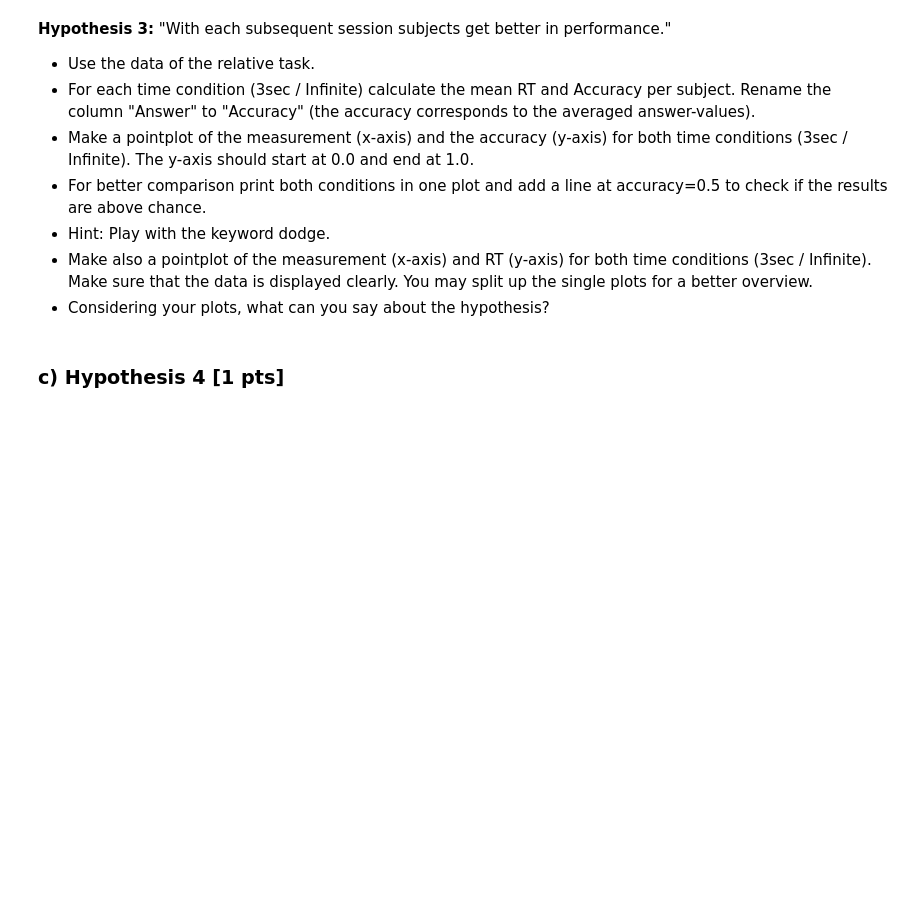
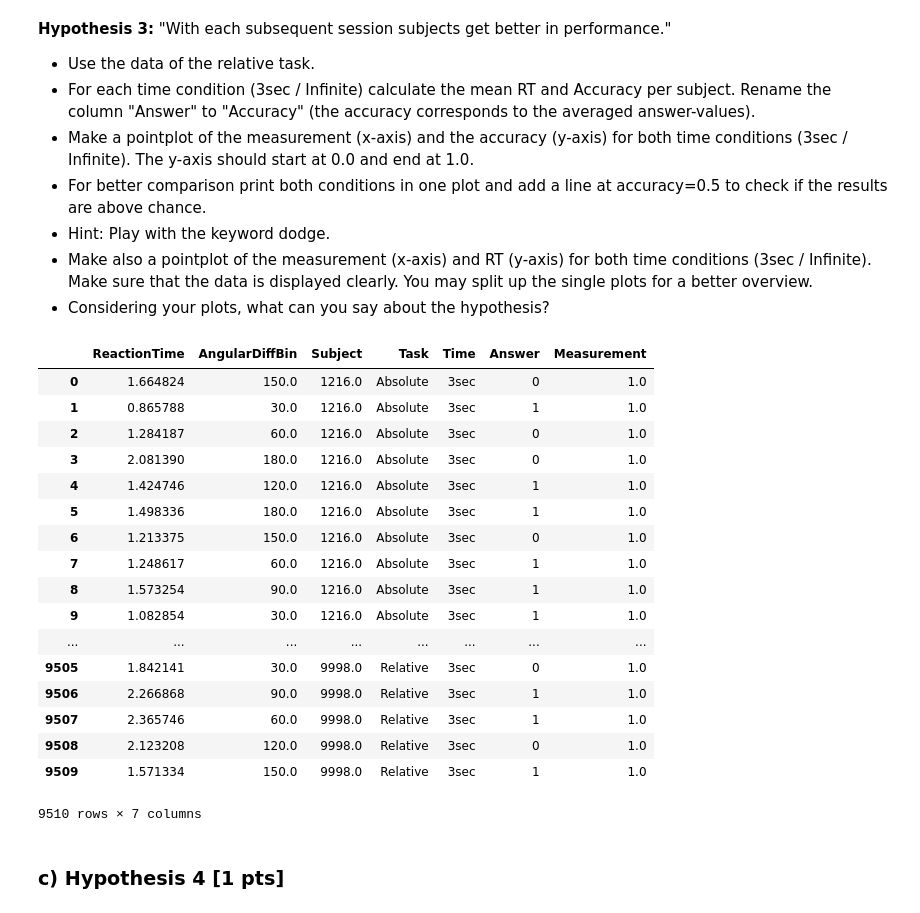
Before and after one commit to NBP-ACC/week-5-acc_8, a Jupyter notebook: sheet03.ipynb, the cells around one changed output. Saved outputs shown, nothing was run; the diff lists cells and outputs as text; code cells hidden in the pictures; blank space fills up the shorter version.

```diff
--- a/sheet03.ipynb
+++ b/sheet03.ipynb
@@ -252,7 +252,27 @@ Index: []
 - Make also a pointplot of the measurement (x-axis) and RT (y-axis) for both time conditions (3sec / Infinite).  Make sure that the data is displayed clearly. You may split up the single plots for a better overview.
 - Considering your plots, what can you say about the hypothesis?
 # %%
+No_Out_concat
 # TODO
+# %% [output]
+|  | ReactionTime | AngularDiffBin | Subject | Task | Time | Answer | Measurement |
+| 0 | 1.664824 | 150.0 | 1216.0 | Absolute | 3sec | 0 | 1.0 |
+| 1 | 0.865788 | 30.0 | 1216.0 | Absolute | 3sec | 1 | 1.0 |
+| 2 | 1.284187 | 60.0 | 1216.0 | Absolute | 3sec | 0 | 1.0 |
+| 3 | 2.081390 | 180.0 | 1216.0 | Absolute | 3sec | 0 | 1.0 |
+| 4 | 1.424746 | 120.0 | 1216.0 | Absolute | 3sec | 1 | 1.0 |
+| 5 | 1.498336 | 180.0 | 1216.0 | Absolute | 3sec | 1 | 1.0 |
+| 6 | 1.213375 | 150.0 | 1216.0 | Absolute | 3sec | 0 | 1.0 |
+| 7 | 1.248617 | 60.0 | 1216.0 | Absolute | 3sec | 1 | 1.0 |
+| 8 | 1.573254 | 90.0 | 1216.0 | Absolute | 3sec | 1 | 1.0 |
+| 9 | 1.082854 | 30.0 | 1216.0 | Absolute | 3sec | 1 | 1.0 |
+| ... | ... | ... | ... | ... | ... | ... | ... |
+| 9505 | 1.842141 | 30.0 | 9998.0 | Relative | 3sec | 0 | 1.0 |
+| 9506 | 2.266868 | 90.0 | 9998.0 | Relative | 3sec | 1 | 1.0 |
+| 9507 | 2.365746 | 60.0 | 9998.0 | Relative | 3sec | 1 | 1.0 |
+| 9508 | 2.123208 | 120.0 | 9998.0 | Relative | 3sec | 0 | 1.0 |
+| 9509 | 1.571334 | 150.0 | 9998.0 | Relative | 3sec | 1 | 1.0 |
+9510 rows × 7 columns
 # %% [markdown]
 ### c) Hypothesis 4 [1 pts]
 # %% [markdown]
```
Also changed, not shown: parts of 5 cells of this notebook.
